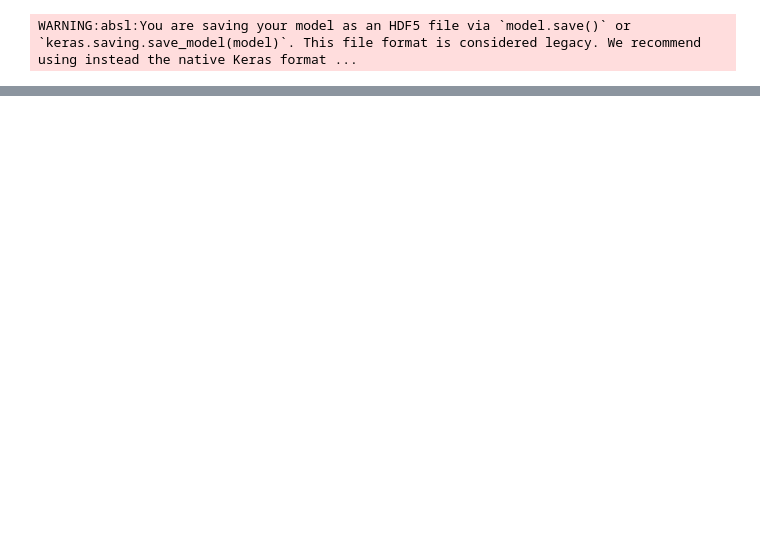
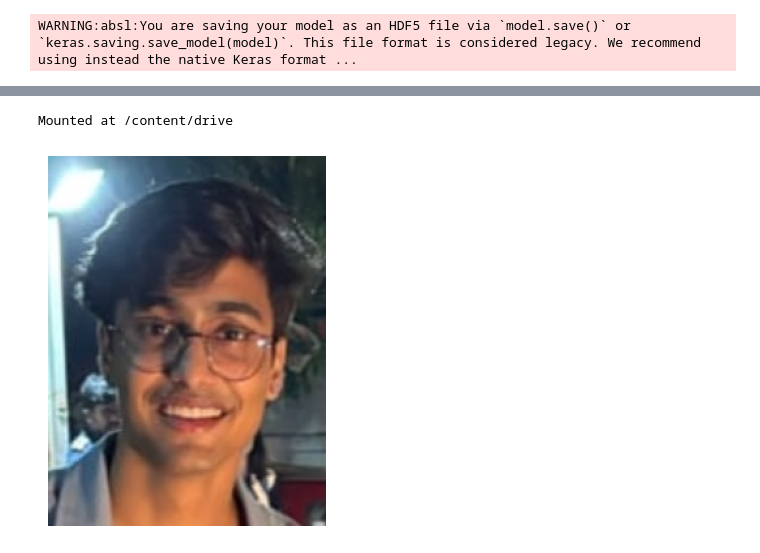
Before and after one commit to Naresh2308/Facial_Expression_Detection, a Jupyter notebook: Face_expression.ipynb, the cells around one changed output, grey strips where cells are left out. Saved outputs shown, nothing was run; the diff lists cells and outputs as text; code cells hidden in the pictures; blank space fills up the shorter version.

```diff
--- a/Face_expression.ipynb
+++ b/Face_expression.ipynb
@@ -499,0 +485,18 @@ plt.show()
+# %%
+from google.colab import drive
+drive.mount('/content/drive')
+# %% [output]
+Mounted at /content/drive
+# %%
+import cv2
+import matplotlib.pyplot as plt
+
+image_path = "/content/drive/MyDrive/WhatsApp Image 2025-02-02 at 22.52.48_a67d6531.jpg"
+image = cv2.imread(image_path)
+image = cv2.cvtColor(image, cv2.COLOR_BGR2RGB)  # Convert BGR to RGB
+
+plt.imshow(image)
+plt.axis('off')  # Hide axes
+plt.show()
+# %% [output]
+[figure, added]
```
Also changed, not shown: parts of 17 cells of this notebook, 1 other file.
